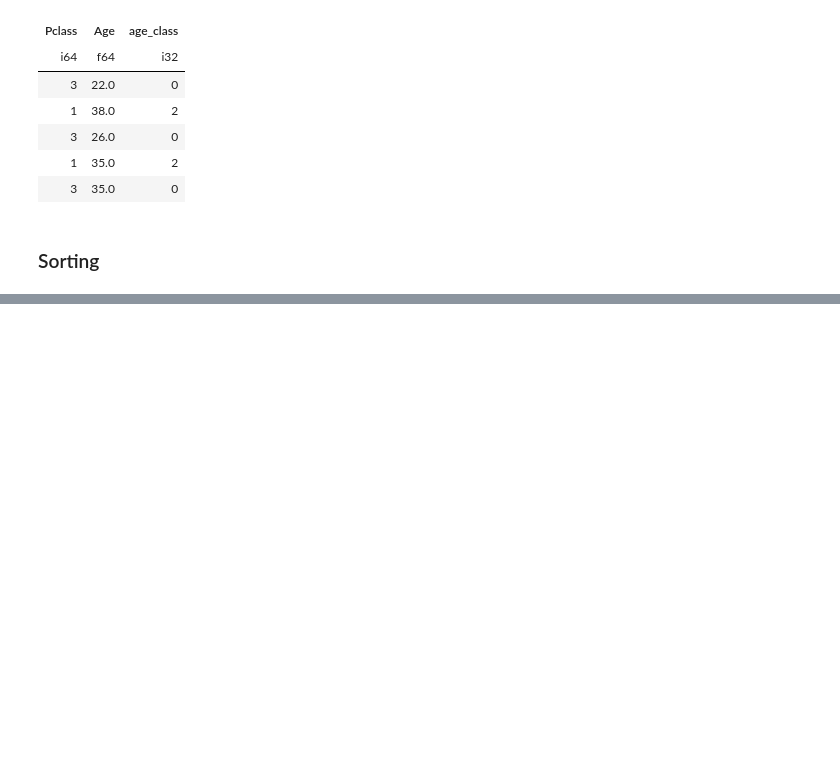
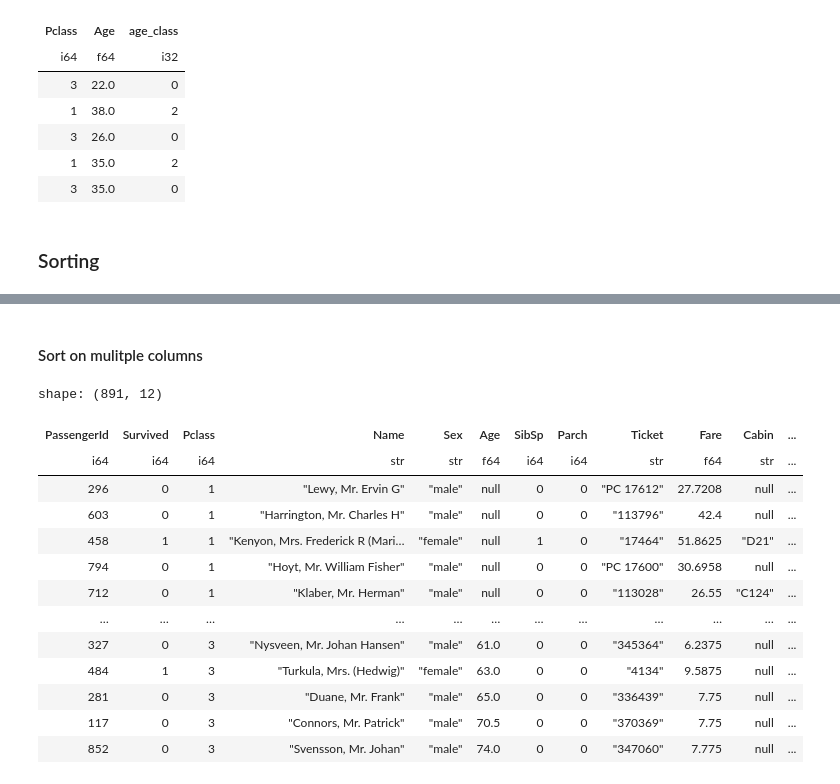
Before and after one commit to ddanghyni/PYTHON, a Jupyter notebook: Polars/05_Selecting_transformations.ipynb, the cells around one changed output, grey strips where cells are left out. Cells and saved outputs as stored; diff of their text form; code cells hidden in the pictures; blank space fills up the shorter version.

```diff
--- a/Polars/05_Selecting_transformations.ipynb
+++ b/Polars/05_Selecting_transformations.ipynb
@@ -596,0 +653,19 @@ shape: (5, 3)
+# %% [markdown]
+#### Sort on mulitple columns
+# %%
+df.sort(['Pclass', 'Age'])
+# %% [output]
+shape: (891, 12)
+| PassengerId | Survived | Pclass | Name | Sex | Age | SibSp | Parch | Ticket | Fare | Cabin | ... |
+| i64 | i64 | i64 | str | str | f64 | i64 | i64 | str | f64 | str | ... |
+| 296 | 0 | 1 | "Lewy, Mr. Ervin G" | "male" | null | 0 | 0 | "PC 17612" | 27.7208 | null | ... |
+| 603 | 0 | 1 | "Harrington, Mr. Charles H" | "male" | null | 0 | 0 | "113796" | 42.4 | null | ... |
+| 458 | 1 | 1 | "Kenyon, Mrs. Frederick R (Mari… | "female" | null | 1 | 0 | "17464" | 51.8625 | "D21" | ... |
+| 794 | 0 | 1 | "Hoyt, Mr. William Fisher" | "male" | null | 0 | 0 | "PC 17600" | 30.6958 | null | ... |
+| 712 | 0 | 1 | "Klaber, Mr. Herman" | "male" | null | 0 | 0 | "113028" | 26.55 | "C124" | ... |
+| … | … | … | … | … | … | … | … | … | … | … | ... |
+| 327 | 0 | 3 | "Nysveen, Mr. Johan Hansen" | "male" | 61.0 | 0 | 0 | "345364" | 6.2375 | null | ... |
+| 484 | 1 | 3 | "Turkula, Mrs. (Hedwig)" | "female" | 63.0 | 0 | 0 | "4134" | 9.5875 | null | ... |
+| 281 | 0 | 3 | "Duane, Mr. Frank" | "male" | 65.0 | 0 | 0 | "336439" | 7.75 | null | ... |
+| 117 | 0 | 3 | "Connors, Mr. Patrick" | "male" | 70.5 | 0 | 0 | "370369" | 7.75 | null | ... |
+| 852 | 0 | 3 | "Svensson, Mr. Johan" | "male" | 74.0 | 0 | 0 | "347060" | 7.775 | null | ... |
```
Also changed, not shown: parts of 74 cells of this notebook.
